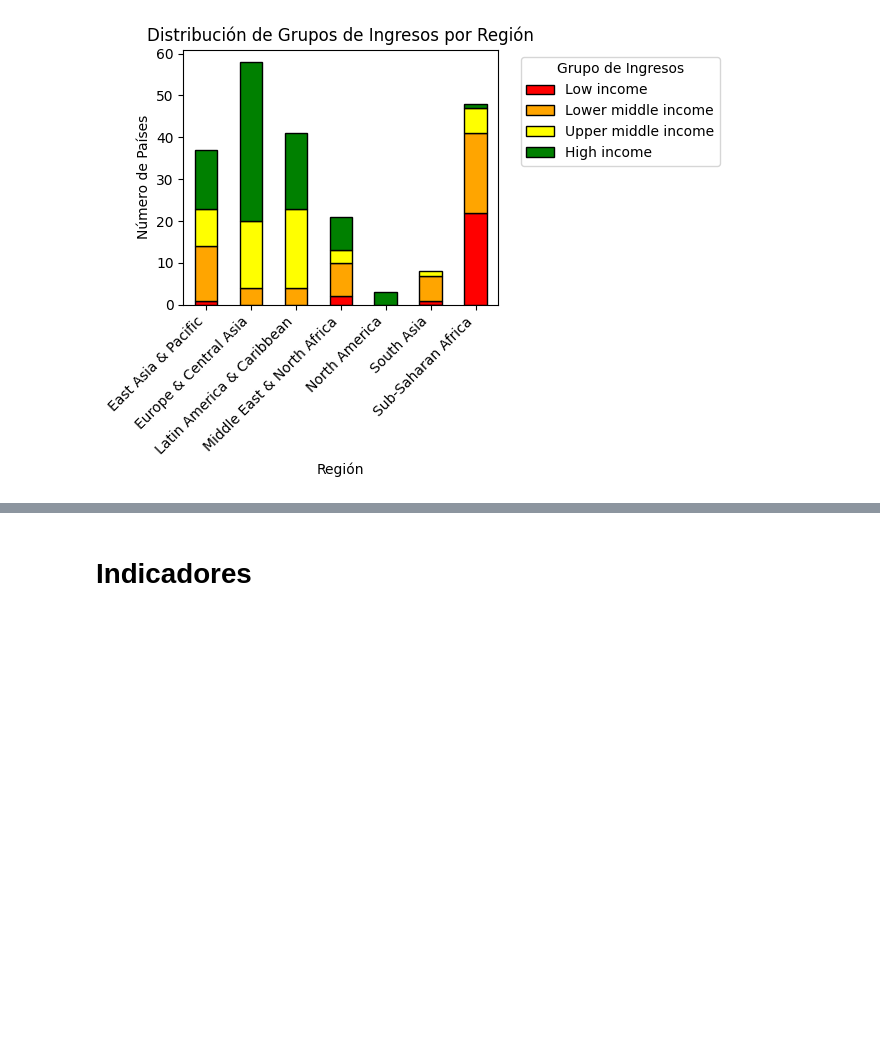
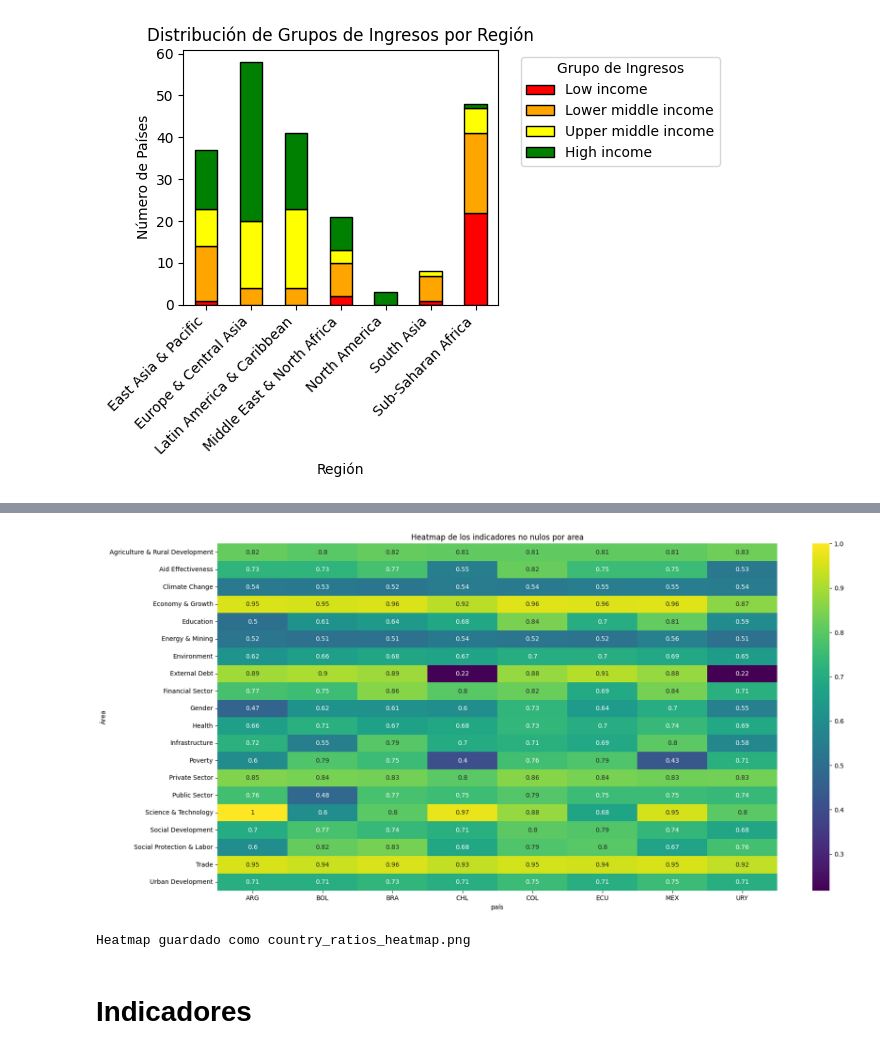
Before and after one commit to mkiszkur/TT1, a Jupyter notebook: 03_eda/EDA.ipynb, the cells around one changed output, grey strips where cells are left out. Saved outputs shown, nothing was run; the diff lists cells and outputs as text; code cells hidden in the pictures; blank space fills up the shorter version.

```diff
--- a/03_eda/EDA.ipynb
+++ b/03_eda/EDA.ipynb
@@ -250,0 +259,6 @@ plt.show()
+# %%
+#elijo el archivo que quiero en funcion de si quiero filtro o no
+file_country_ratios = '/Users/miguelkiszkurno/Documents/TT1/data/datasets_preprocesados/metricas/country_ratios.csv'
+file_country_ratios = '/Users/miguelkiszkurno/Documents/TT1/data/datasets_preprocesados/metricas/country_ratios_filtered_2015_2018.csv'
+counry_ratios = pd.read_csv(file_country_ratios)
+counry_ratios
@@ -251,3 +283,32 @@ plt.show()
+# %%
+import matplotlib.pyplot as plt
+
+# Leer el archivo CSV proporcionado
+file_path = file_country_ratios
+df = pd.read_csv(file_path, index_col=0)
+
+# Configurar el tamaño del gráfico
+plt.figure(figsize=(20, 10))
+
+# Crear un mapa de calor
+heatmap = sns.heatmap(df, annot=True, cmap='viridis', cbar=True)
+
+# Configurar etiquetas y título
+plt.title('Heatmap de los indicadores no nulos por area')
+plt.xlabel('país')
+plt.ylabel('Área')
+
+# Guardar el gráfico como archivo de imagen
+#output_image_path = 'country_ratios_heatmap.png'
+#plt.savefig(output_image_path)
+
+# Mostrar el gráfico
+plt.show()
+
+print(f"Heatmap guardado como {output_image_path}")
+# %% [output]
+[figure, added]
+Heatmap guardado como country_ratios_heatmap.png
 # %% [markdown]
 # Indicadores
 # %% [markdown]
```
Also changed, not shown: parts of 3 cells of this notebook, 53 other files.
